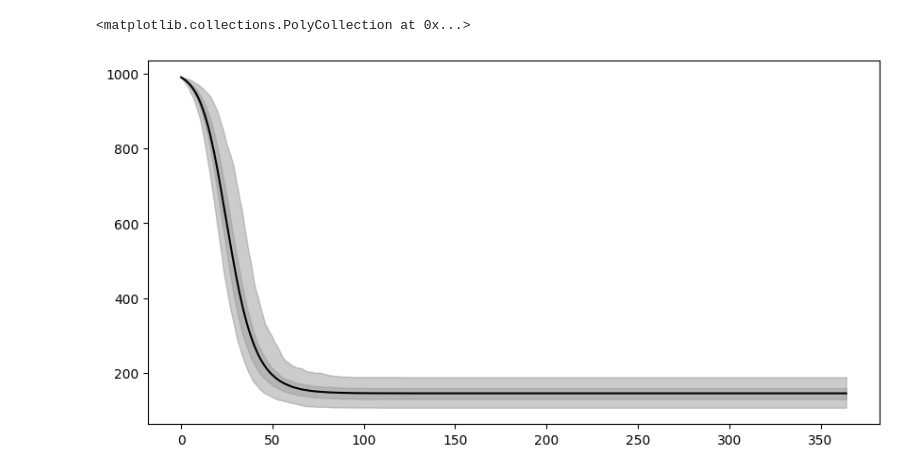
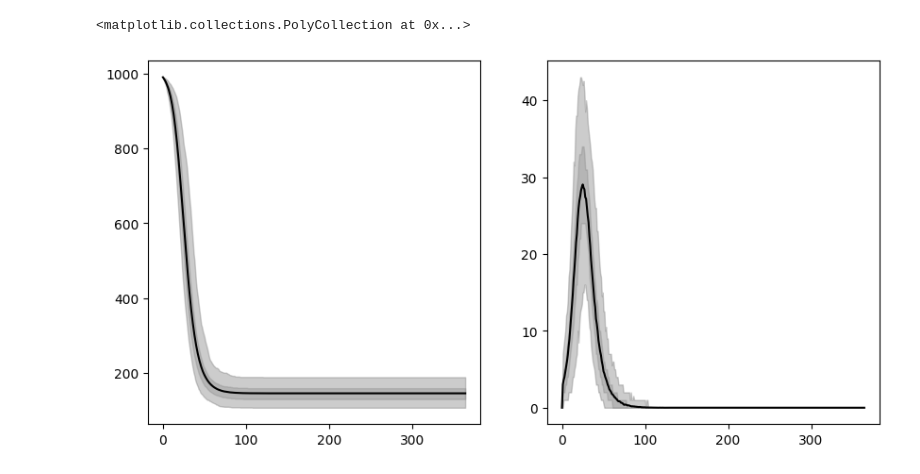
Before and after one commit to ChaosDonkey06/pompjax, a Jupyter notebook: eakf.ipynb, the cells around one changed output. Cells and saved outputs as stored; diff of their text form; code cells hidden in the pictures.

```diff
--- a/eakf.ipynb
+++ b/eakf.ipynb
@@ -152,10 +133,14 @@ S_df
 # %%
 import matplotlib.pyplot as plt
 
-fig, ax = plt.subplots(1, 1, figsize=(10, 5))
-ax.plot(S_df.index, S_df['mean'], label='S', color="k")
-ax.fill_between(S_df.index, S_df['low_95'], S_df['high_95'], alpha=0.4, color="gray")
-ax.fill_between(S_df.index, S_df['low_50'], S_df['high_50'], alpha=0.3, color="gray")
+fig, ax = plt.subplots(1, 2, figsize=(10, 5))
+ax[0].plot(S_df.index, S_df['mean'], label='S', color="k")
+ax[0].fill_between(S_df.index, S_df['low_95'], S_df['high_95'], alpha=0.4, color="gray")
+ax[0].fill_between(S_df.index, S_df['low_50'], S_df['high_50'], alpha=0.3, color="gray")
+
+ax[1].plot(C_df.index, C_df['mean'], label='S', color="k")
+ax[1].fill_between(C_df.index, C_df['low_95'], C_df['high_95'], alpha=0.4, color="gray")
+ax[1].fill_between(C_df.index, C_df['low_50'], C_df['high_50'], alpha=0.3, color="gray")
 # %% [output]
 <matplotlib.collections.PolyCollection at 0x...>
-[figure, old version]
+[figure, new version]
```
Also changed, not shown: parts of 4 cells of this notebook.
